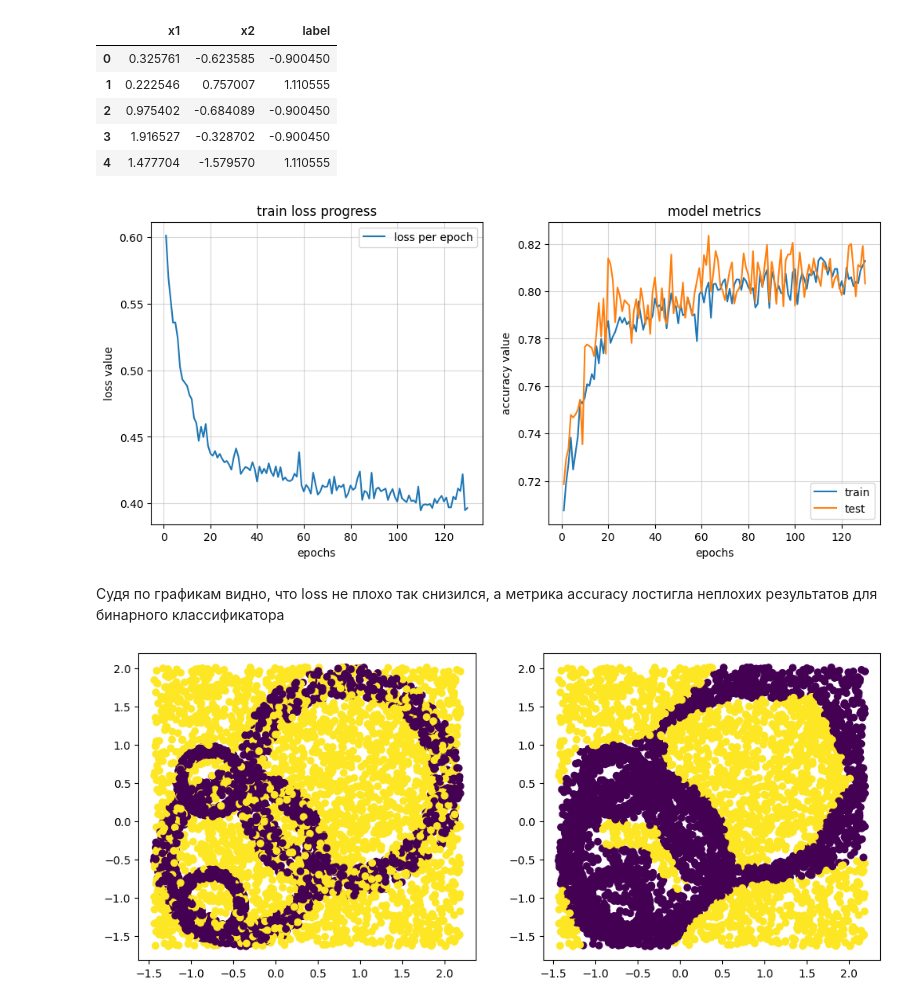
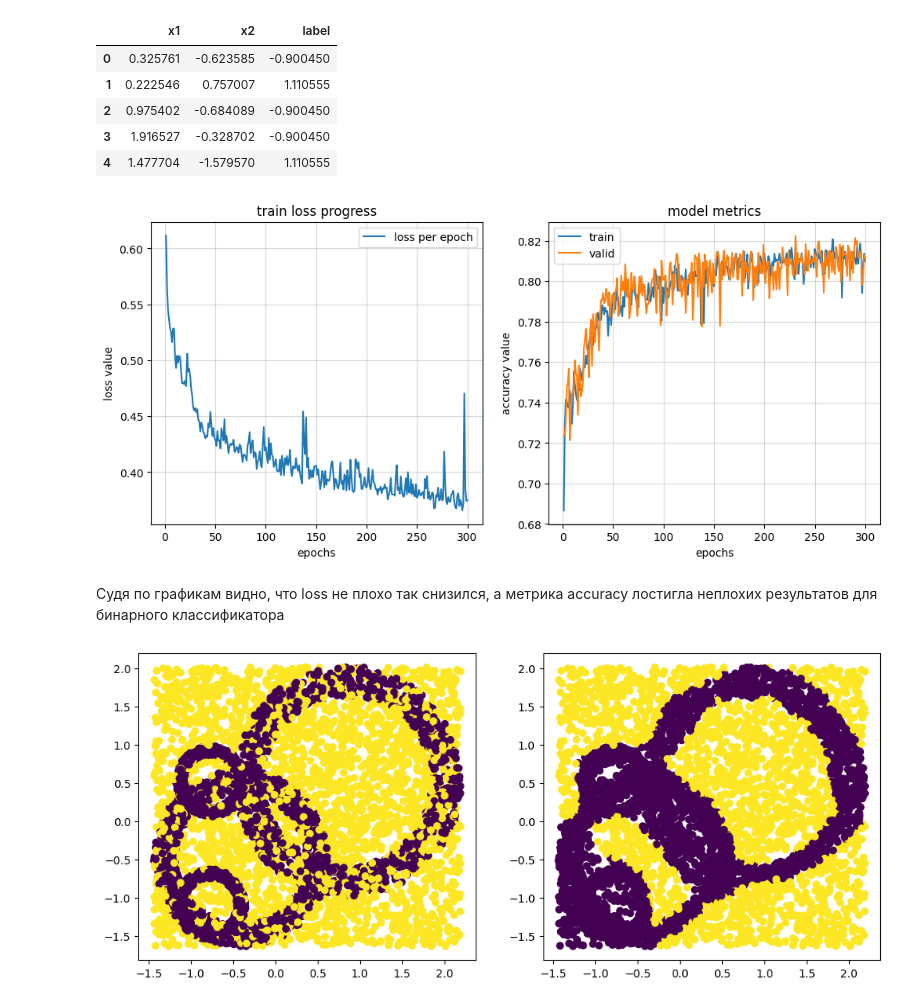
Before and after one commit to Big-Data-and-Intelligent-Systems/Artificial-intelligence-methods-in-data-analysis, a Jupyter notebook: tasks/05_nn.ipynb, the cells around one changed output. Cells and saved outputs as stored; diff of their text form; code cells hidden in the pictures.

```diff
--- a/tasks/05_nn.ipynb
+++ b/tasks/05_nn.ipynb
@@ -69,10 +69,12 @@ class ModelByNeZorinEgor(nn.Module):
             **kwargs
     ) -> None:
         super().__init__(*args, **kwargs)
-        self.linear1 = nn.Linear(in_features=in_features, out_features=16)
-        self.linear2 = nn.Linear(in_features=16, out_features=32)
-        self.linear3 = nn.Linear(in_features=32, out_features=32)
-        self.linear4 = nn.Linear(in_features=32, out_features=out_features)
+        self.linear1 = nn.Linear(in_features=in_features, out_features=8)
+        self.linear2 = nn.Linear(in_features=8, out_features=16)
+        self.linear3 = nn.Linear(in_features=16, out_features=32)
+        self.linear4 = nn.Linear(in_features=32, out_features=64)
+        self.linear5 = nn.Linear(in_features=64, out_features=32)
+        self.linear6 = nn.Linear(in_features=32, out_features=out_features)
         self.act = nn.ReLU()
         self.final_act = nn.Sigmoid()
 
@@ -80,11 +82,13 @@ class ModelByNeZorinEgor(nn.Module):
         x = self.act(self.linear1(x))
         x = self.act(self.linear2(x))
         x = self.act(self.linear3(x))
-        out = self.final_act(self.linear4(x))
+        x = self.act(self.linear4(x))
+        x = self.act(self.linear5(x))
+        out = self.final_act(self.linear6(x))
         return out
 
 
-lr = 1e-2
+lr = 0.01
 
 model = ModelByNeZorinEgor(in_features=2, out_features=1)
 optimizer = torch.optim.Adam(params=model.parameters(), lr=lr)
@@ -103,7 +107,7 @@ y_test = torch.FloatTensor(y_test.to_numpy())
 train_dataset = torch.utils.data.TensorDataset(X_train, y_train)
 test_dataset = torch.utils.data.TensorDataset(X_test, y_test)
 
-batch_size =32
+batch_size =64
 train_loader = torch.utils.data.DataLoader(dataset=train_dataset, batch_size=batch_size, shuffle=True)
 test_loader = torch.utils.data.DataLoader(dataset=test_dataset, batch_size=batch_size, shuffle=False)
 # %%
@@ -111,7 +115,7 @@ def accuracy(y_pred: torch.Tensor, y_true: torch.Tensor):
     y_pred, y_true = np.round(y_pred.detach().numpy()), y_true.detach().numpy() # type: ignore
     return sum(y_pred==y_true)/len(y_pred)
 # %%
-epochs = 130
+epochs = 300
 
 max_acc = -float('inf')
 
@@ -128,18 +132,18 @@ for i in range(epochs):
     train_progressbar = tqdm(train_loader)
     for x, y in train_progressbar:
         optimizer.zero_grad()
-
+        # вычисляем вектор частных производных
         y_pred = model(x).squeeze()
         loss = loss_fn(y_pred, y)
         loss.backward()
         optimizer.step()
-
+        # runtime метрики
         acc = accuracy(y_pred=y_pred, y_true=y)
         train_running_accuracy.append(acc)
         train_running_loss.append(loss.item())
 
         train_progressbar.set_description(f"TRAIN epohc [{i+1}/{epochs}] accuracy={acc:.2f} loss={loss.item():.2f}")
-    # собираем метрики
+    # собираем метрики за эпоху
     train_accuracy.append(np.mean(train_running_accuracy))
     train_losses.append(np.mean(train_running_loss))
 
@@ -152,9 +156,7 @@ for i in range(epochs):
             y_pred = model(x).squeeze()
             acc = accuracy(y_pred=y_pred, y_true=y)
             test_running_accuracy.append(acc)
-
             test_progressbar.set_description(f"TRAIN epohc [{i+1}/{epochs}] accuracy={acc:.2f}")
-
             # сохраняем лучшую модельку
             if acc > max_acc:
                 max_acc = acc
@@ -163,23 +165,23 @@ for i in range(epochs):
 # %%
 fig, ax = plt.subplots(1, 2, figsize=(12, 5))
 # loss
 ax[0].plot([i for i in range(1, epochs+1)], train_losses, label="loss per epoch")
 ax[0].grid(alpha=0.5)
 ax[0].legend()
 ax[0].set_xlabel("epochs")
 ax[0].set_ylabel("loss value")
 ax[0].set_title("train loss progress")
 # метрики
 ax[1].plot([i for i in range(1, epochs+1)], train_accuracy, label="train")
-ax[1].plot([i for i in range(1, epochs+1)], test_accuracy, label="test")
+ax[1].plot([i for i in range(1, epochs+1)], test_accuracy, label="valid")
 ax[1].grid(alpha=0.5)
 ax[1].legend()
 ax[1].set_xlabel("epochs")
 ax[1].set_ylabel("accuracy value")
 ax[1].set_title("model metrics")
 plt.show()
 # %% [output]
-[figure, old version]
+[figure, new version]
 # %% [markdown]
 Судя по графикам видно, что loss не плохо так снизился, а метрика accuracy лостигла неплохих результатов для бинарного классификатора
 # %%
@@ -192,4 +194,4 @@ ax[0].scatter(scale_dataset["x1"], scale_dataset["x2"], c=dataset["label"])
 ax[1].scatter(scale_dataset["x1"], scale_dataset["x2"], c=torch.round(predict.detach()))
 plt.show()
 # %% [output]
-[figure, old version]
+[figure, new version]
```
